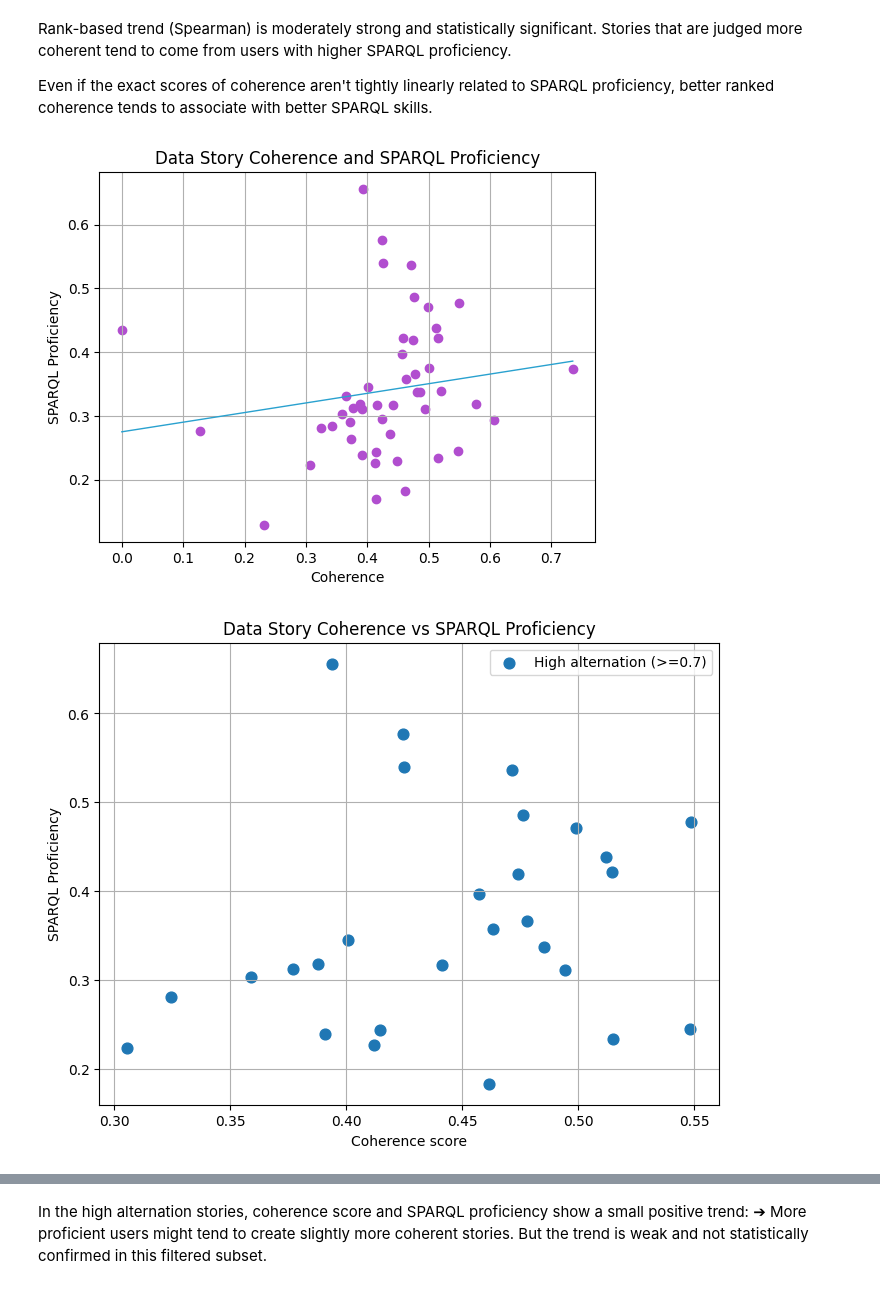
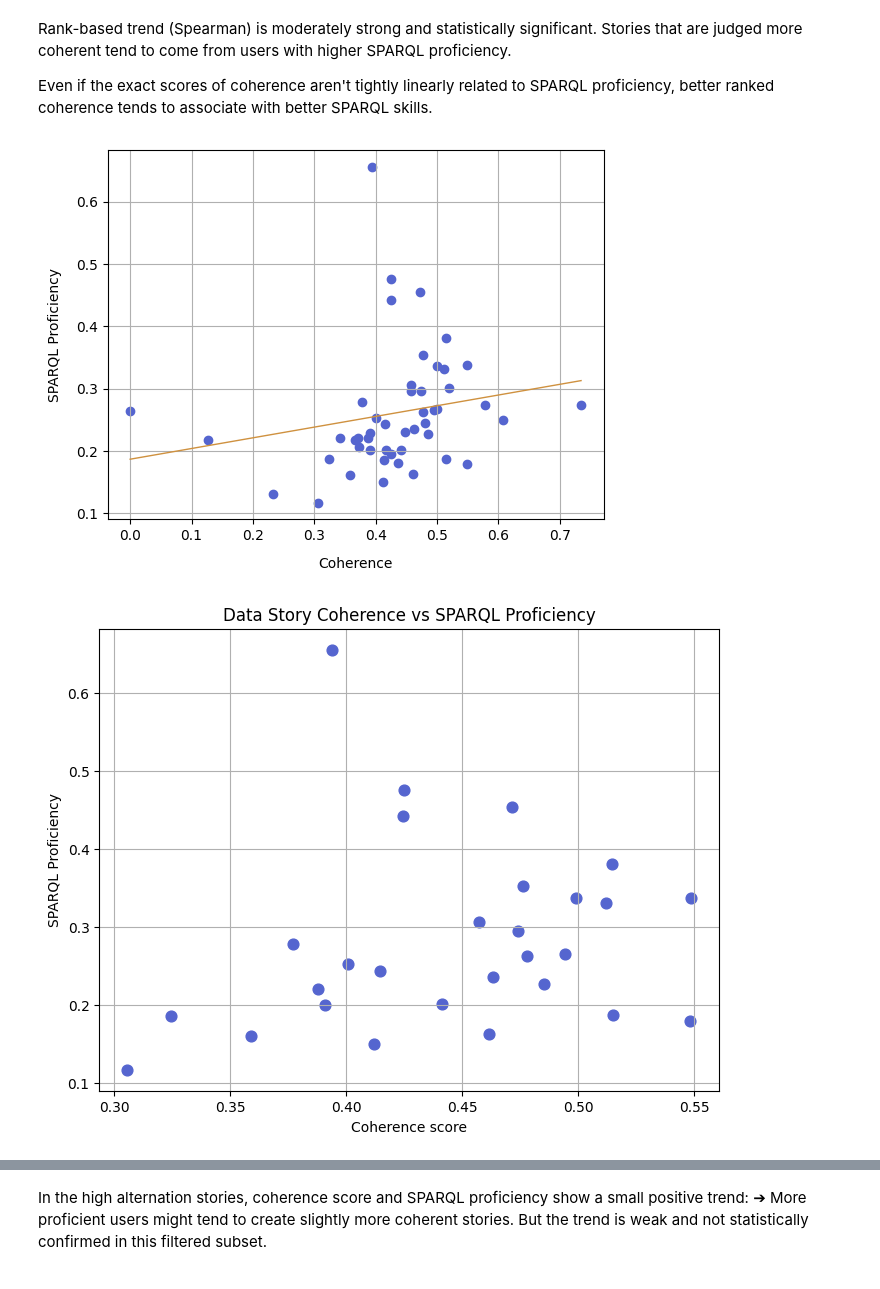
Before and after one commit to mondoboia/datastoryviz-sparql-lab, a Jupyter notebook: coherence.ipynb, the cells around one changed output, grey strips where cells are left out. Drawn from its saved outputs; the diff is of its cells as text; code cells hidden in the pictures.

```diff
--- a/coherence.ipynb
+++ b/coherence.ipynb
@@ -123,8 +116,10 @@ print(df_coherence)
 # %%
 import pandas as pd
 
+color_palette = ['#5565cf', '#b14ecf', '#cf4773', '#cf913f', '#87cf38', '#30cf6b', '#29a1cf', '#2138cf']
+
 df_coherence = pd.read_csv('outputs/coherence_scores.csv', index_col=0)
-df_sparql = pd.read_csv('outputs/sparql_proficiency_new.csv', index_col=0) # using new SPARQL proficiency with many features (can be changed to sparql_proficiency.csv to see the difference)
+df_sparql = pd.read_csv('outputs/sparql_proficiency_final.csv', index_col=0)
 df_alternation = pd.read_csv('outputs/alternation_scores.csv', index_col=0)
 
 df_temp = pd.merge(df_coherence[['story_id', 'coherence_score']],
@@ -141,5 +136,3 @@ df_combined = pd.merge(
 story_no_text = ['SXefpzf4', 'EzsIH_Et', '6yGct8pP']
 
 df_filtered = df_combined[~df_combined['story_id'].isin(story_no_text)]
-
-print(df_filtered)
@@ -196,27 +171,31 @@ Even if the exact scores of coherence aren't tightly linearly related to SPARQL
 # %%
 import numpy as np
 
 x = np.array(df_filtered['coherence_score'])
 y = np.array(df_filtered['sparql_proficiency'])
 
 # Compute best-fit line (linear regression)
 m, b = np.polyfit(x, y, 1)  # 1st-degree polynomial (y = mx + b)
 
 # Create scatter plot
-plt.scatter(x, y, color='#b14ecf', label="Data points")
+plt.scatter(x, y, color=color_palette[0], label="Data points")
 
 # Plot best-fit line
 x_sorted = np.sort(x)
-plt.plot(x_sorted, m*x_sorted + b, color='#29a1cf', linewidth=1, label="Best-fit line")
+plt.plot(x_sorted, m*x_sorted + b, color=color_palette[3], linewidth=1, label="Best-fit line")
 
 # Labels and title
-plt.xlabel("Coherence")
-plt.ylabel("SPARQL Proficiency")
-plt.title("Data Story Coherence and SPARQL Proficiency")
+plt.xlabel("Coherence", labelpad=10)
+plt.ylabel("SPARQL Proficiency", labelpad=10)
+# plt.title("Data Story Coherence and SPARQL Proficiency")
 plt.grid(True)
+# plt.savefig("outputs/img/15.jpg", dpi=300, bbox_inches="tight", format="jpg")
+
+# Save as EPS (vector format, resolution-independent)
+# plt.savefig("outputs/img/15.eps", format="eps", bbox_inches="tight")
 plt.show()
 # %% [output]
-[figure, old version]
+[figure, new version]
 # %%
 # Create a boolean mask: True if alternation_score > 0.7, else False
 high_alternation = df_filtered['alternation_score'] >= 0.7
@@ -229,18 +208,18 @@ plt.scatter(
     df_filtered.loc[high_alternation, 'sparql_proficiency'],      # y-values
     label='High alternation (>=0.7)',
     marker='o',  # shape of points
-    s=60  # size of points
+    s=60,  # size of points
+    color=color_palette[0]
 )
 
 
 plt.xlabel('Coherence score')
 plt.ylabel('SPARQL Proficiency')
 plt.title('Data Story Coherence vs SPARQL Proficiency')
-plt.legend()
 plt.grid(True)
 plt.show()
 # %% [output]
-[figure, old version]
+[figure, new version]
 # %%
 from scipy.stats import pearsonr, spearmanr
 
```
Also changed, not shown: parts of 9 cells of this notebook, 6 other files.
